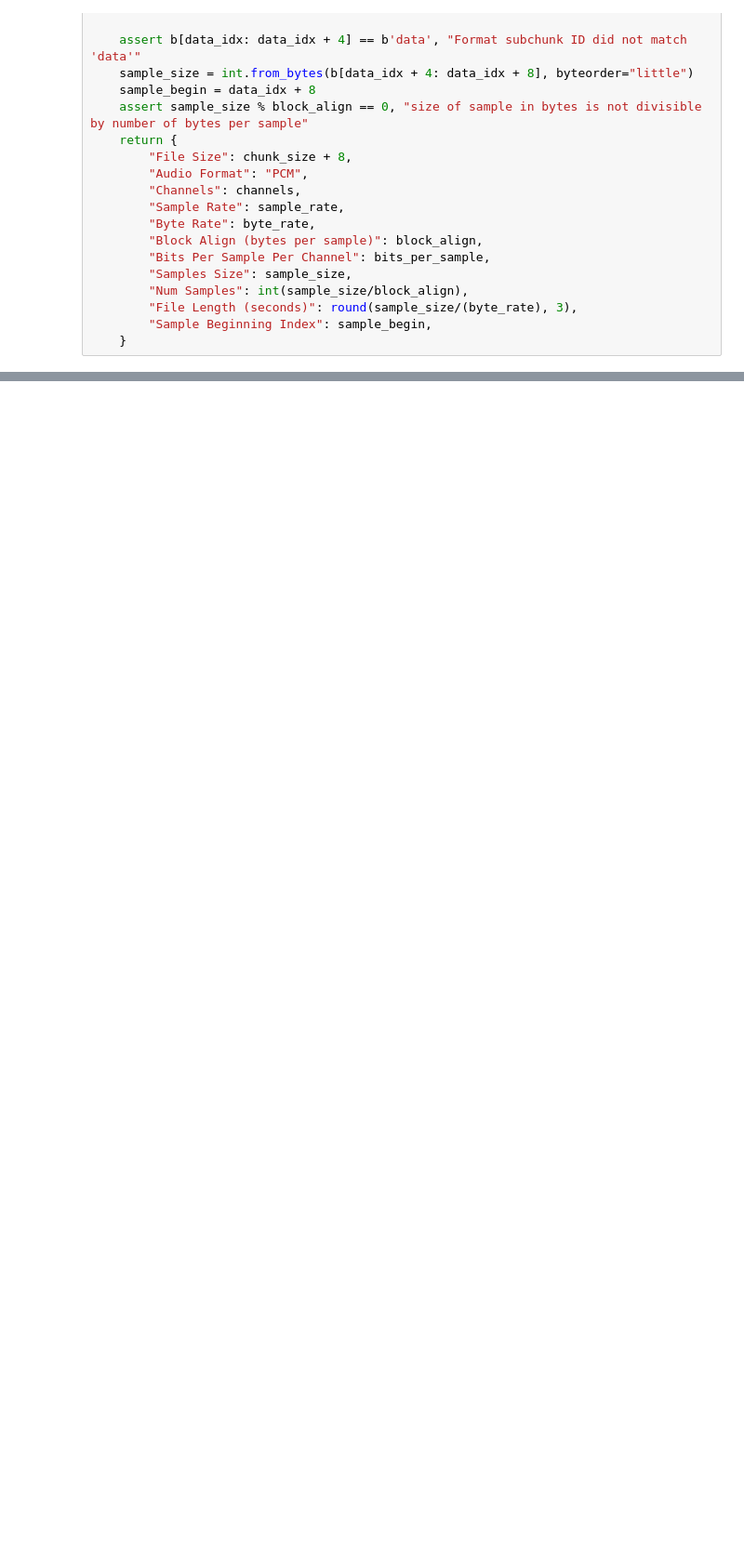
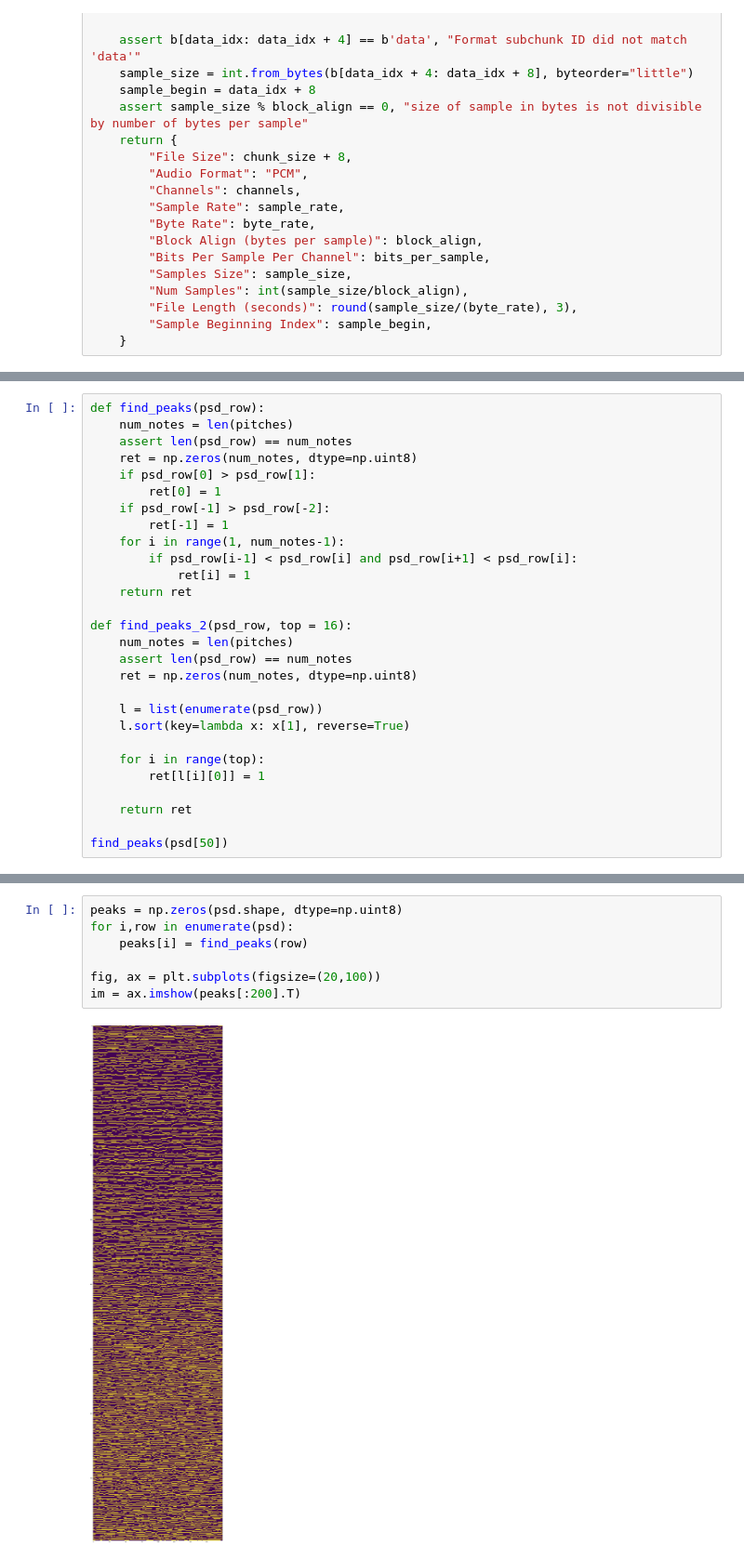
Before and after one commit to amanj120/wav_work, a Jupyter notebook: test.ipynb, the cells around one changed output, grey strips where cells are left out. Shown at 93% size. Saved outputs shown, nothing was run; the diff lists cells and outputs as text; blank space fills up the shorter version.

```diff
--- a/test.ipynb
+++ b/test.ipynb
@@ -251,0 +260,28 @@ plt.bar(Nk, gabor[8])
+# %%
+def find_peaks(psd_row):
+    num_notes = len(pitches)
+    assert len(psd_row) == num_notes
+    ret = np.zeros(num_notes, dtype=np.uint8)
+    if psd_row[0] > psd_row[1]:
+        ret[0] = 1
+    if psd_row[-1] > psd_row[-2]:
+        ret[-1] = 1
+    for i in range(1, num_notes-1):
+        if psd_row[i-1] < psd_row[i] and psd_row[i+1] < psd_row[i]:
+            ret[i] = 1
+    return ret
+
+def find_peaks_2(psd_row, top = 16):
+    num_notes = len(pitches)
+    assert len(psd_row) == num_notes
+    ret = np.zeros(num_notes, dtype=np.uint8)
+
+    l = list(enumerate(psd_row))
+    l.sort(key=lambda x: x[1], reverse=True)
+
+    for i in range(top):
+        ret[l[i][0]] = 1
+
+    return ret
+
+find_peaks(psd[50])
@@ -251,0 +306,9 @@ plt.bar(Nk, gabor[8])
+# %%
+peaks = np.zeros(psd.shape, dtype=np.uint8)
+for i,row in enumerate(psd):
+    peaks[i] = find_peaks(row)
+
+fig, ax = plt.subplots(figsize=(20,100))
+im = ax.imshow(peaks[:200].T)
+# %% [output]
+[figure, added]
```
Also changed, not shown: parts of 84 cells of this notebook, 11 other files.
